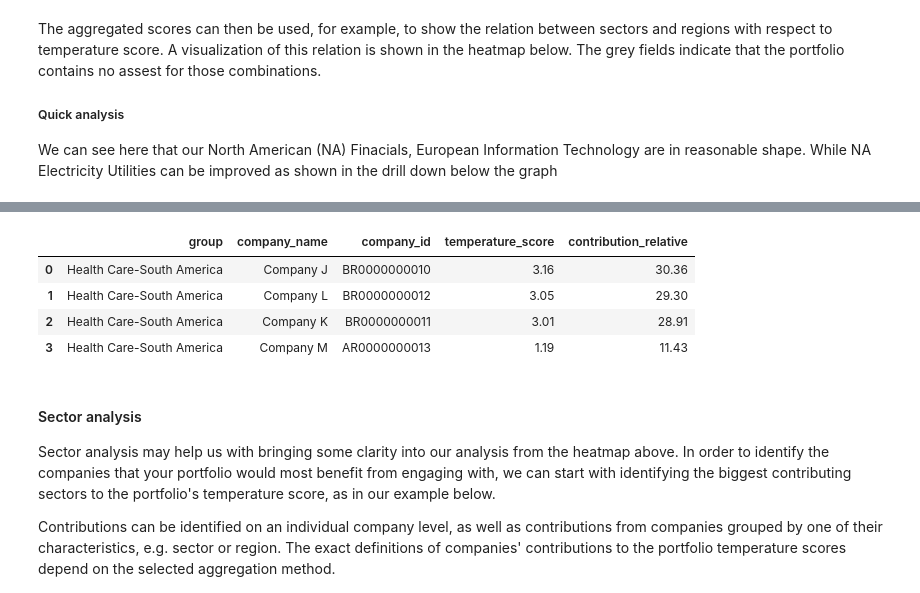
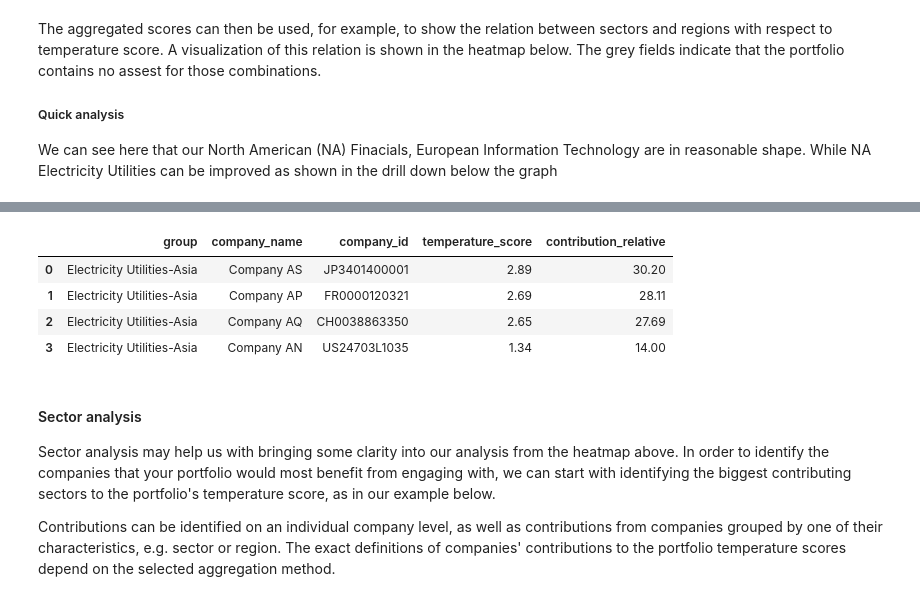
Before and after one commit to os-climate/ITR, a Jupyter notebook: examples/quick_temp_score_calculation.ipynb, the cells around one changed output, grey strips where cells are left out. Saved outputs shown, nothing was run; the diff lists cells and outputs as text; code cells hidden in the pictures.

```diff
--- a/examples/quick_temp_score_calculation.ipynb
+++ b/examples/quick_temp_score_calculation.ipynb
@@ -148,15 +146,15 @@ plot_grouped_heatmap(grouped_aggregations, analysis_parameters)
 # %%
-region =  'South America'
-sector = 'Health Care'
+region =  'Asia'
+sector = 'Electricity Utilities'
 group = sector + '-' + region
 group_contributions = get_contributions_per_group(grouped_aggregations, analysis_parameters, group)
 group_contributions.round(2)
 # %% [output]
 |  | group | company_name | company_id | temperature_score | contribution_relative |
-| 0 | Health Care-South America | Company J | BR0000000010 | 3.16 | 30.36 |
-| 1 | Health Care-South America | Company L | BR0000000012 | 3.05 | 29.30 |
-| 2 | Health Care-South America | Company K | BR0000000011 | 3.01 | 28.91 |
-| 3 | Health Care-South America | Company M | AR0000000013 | 1.19 | 11.43 |
+| 0 | Electricity Utilities-Asia | Company AS | JP3401400001 | 2.89 | 30.20 |
+| 1 | Electricity Utilities-Asia | Company AP | FR0000120321 | 2.69 | 28.11 |
+| 2 | Electricity Utilities-Asia | Company AQ | CH0038863350 | 2.65 | 27.69 |
+| 3 | Electricity Utilities-Asia | Company AN | US24703L1035 | 1.34 | 14.00 |
 # %% [markdown]
 #### Sector analysis
 
```
Also changed, not shown: parts of 9 cells of this notebook.
